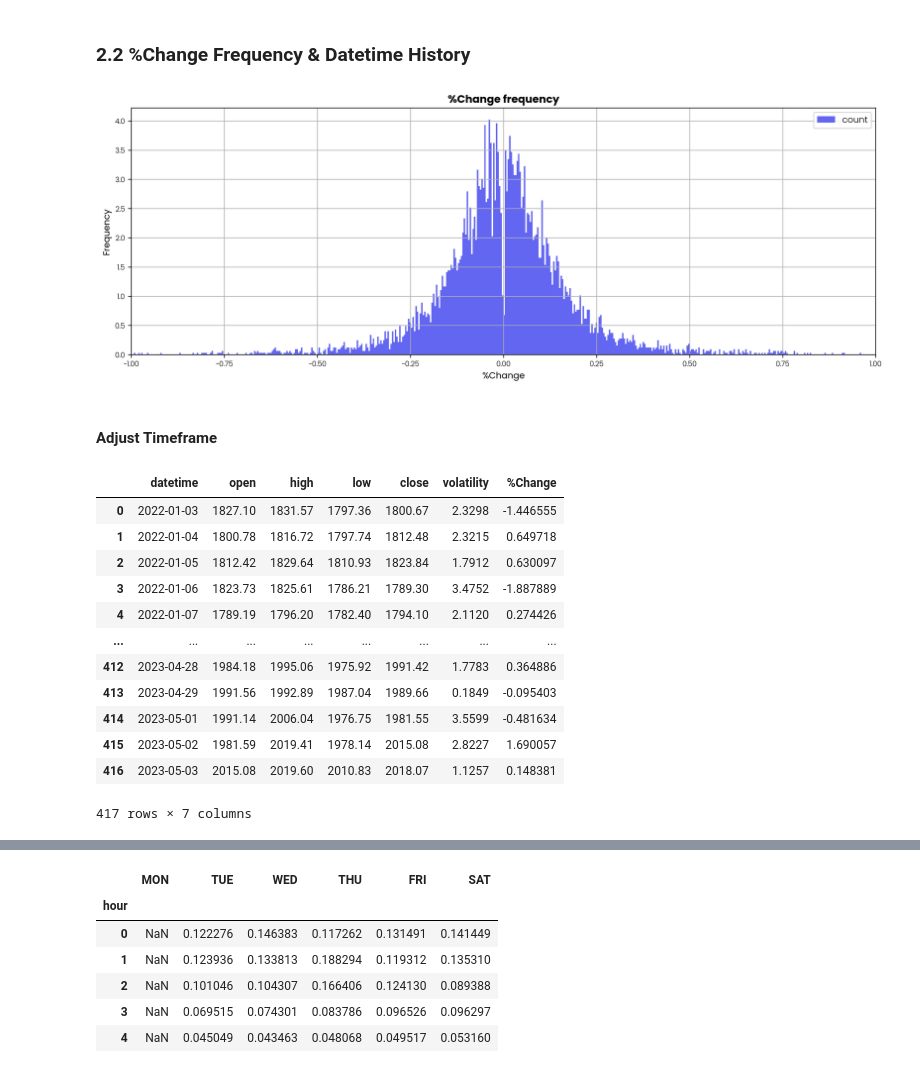
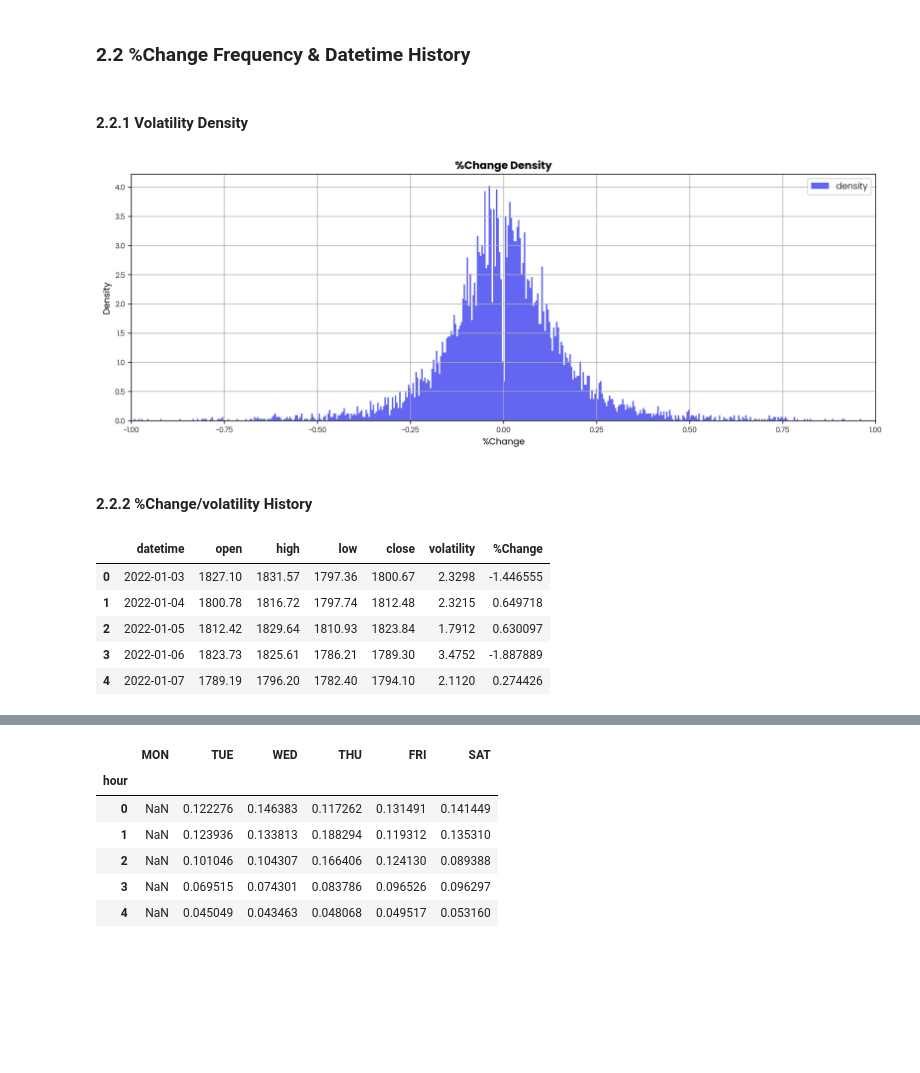
Before and after one commit to Pinkshepz/Enterprise, a Jupyter notebook: 03_Analytics/analytics.ipynb, the cells around one changed output, grey strips where cells are left out. Cells and saved outputs as stored; diff of their text form; code cells hidden in the pictures; blank space fills up the shorter version.

```diff
--- a/03_Analytics/analytics.ipynb
+++ b/03_Analytics/analytics.ipynb
@@ -211,26 +211,28 @@ DF_XAUUSD.describe()
 | std | NaN | 99.467486 | 99.720986 | 99.318595 | 99.490533 | 0.193789 |
 # %% [markdown]
 ### **2.2 %Change Frequency & Datetime History**
+# %% [markdown]
+#### **2.2.1 Volatility Density**
 # %%
 # plot histogram of %change frequency
 fig, ax = plt.subplots(1, 1, figsize=(15, 5))
 
 # plot hist
-ax.hist(DF_XAUUSD['%Change'], bins=1000, density=True, color=TRI_PALETTE[-1], label='count');
+ax.hist(DF_XAUUSD['%Change'], bins=1000, density=True, color=TRI_PALETTE[-1], label='density');
 
 # format chart
 ax.legend(bbox_to_anchor=(1, 1), prop=C_FONT['fontproperties'], fontsize=C_FONT['size'])
 plt.xticks(**C_FONT)
 plt.yticks(**C_FONT)
-ax.set_title('%Change frequency', **H_FONT)
+ax.set_title('%Change Density', **H_FONT)
 ax.set_xlabel('%Change', **L_FONT)
 ax.set_xlim([-1.0, 1.0])
-ax.set_ylabel('Frequency', **L_FONT)
+ax.set_ylabel('Density', **L_FONT)
 ax.grid(True)
 # %% [output]
-[figure, old version]
+[figure, new version]
-# %% [markdown]
-#### **Adjust Timeframe**
+# %% [markdown]
+#### **2.2.2 %Change/volatility History**
 # %%
 # create new DataFrame to calculate volatility index and readjust timeframe to 1 day
 DF_XAUUSD_1D = DF_XAUUSD.loc[:, :]
@@ -240,7 +242,7 @@ DF_XAUUSD_1D = DF_XAUUSD_1D.groupby(by=['datetime']).agg({
     'open': 'first', 'high': 'max', 'low': 'min', 'close': 'last', 'volatility': 'sum'
     }).reset_index()
 DF_XAUUSD_1D['%Change'] = DF_XAUUSD_1D[['open', 'close']].apply(lambda x: 100 * (x[1] - x[0]) / x[0], axis=1)
-DF_XAUUSD_1D
+DF_XAUUSD_1D.head(5)
 # %% [output]
 |  | datetime | open | high | low | close | volatility | %Change |
 | 0 | 2022-01-03 | 1827.10 | 1831.57 | 1797.36 | 1800.67 | 2.3298 | -1.446555 |
@@ -248,13 +250,6 @@ DF_XAUUSD_1D
 | 2 | 2022-01-05 | 1812.42 | 1829.64 | 1810.93 | 1823.84 | 1.7912 | 0.630097 |
 | 3 | 2022-01-06 | 1823.73 | 1825.61 | 1786.21 | 1789.30 | 3.4752 | -1.887889 |
 | 4 | 2022-01-07 | 1789.19 | 1796.20 | 1782.40 | 1794.10 | 2.1120 | 0.274426 |
-| ... | ... | ... | ... | ... | ... | ... | ... |
-| 412 | 2023-04-28 | 1984.18 | 1995.06 | 1975.92 | 1991.42 | 1.7783 | 0.364886 |
-| 413 | 2023-04-29 | 1991.56 | 1992.89 | 1987.04 | 1989.66 | 0.1849 | -0.095403 |
-| 414 | 2023-05-01 | 1991.14 | 2006.04 | 1976.75 | 1981.55 | 3.5599 | -0.481634 |
-| 415 | 2023-05-02 | 1981.59 | 2019.41 | 1978.14 | 2015.08 | 2.8227 | 1.690057 |
-| 416 | 2023-05-03 | 2015.08 | 2019.60 | 2010.83 | 2018.07 | 1.1257 | 0.148381 |
-417 rows × 7 columns
 # %%
 # plot bar chart for visualizing timeseries %Change
 fig, ax = plt.subplots(1, 1, figsize=(15, 5))
```
Also changed, not shown: parts of 6 cells of this notebook.
